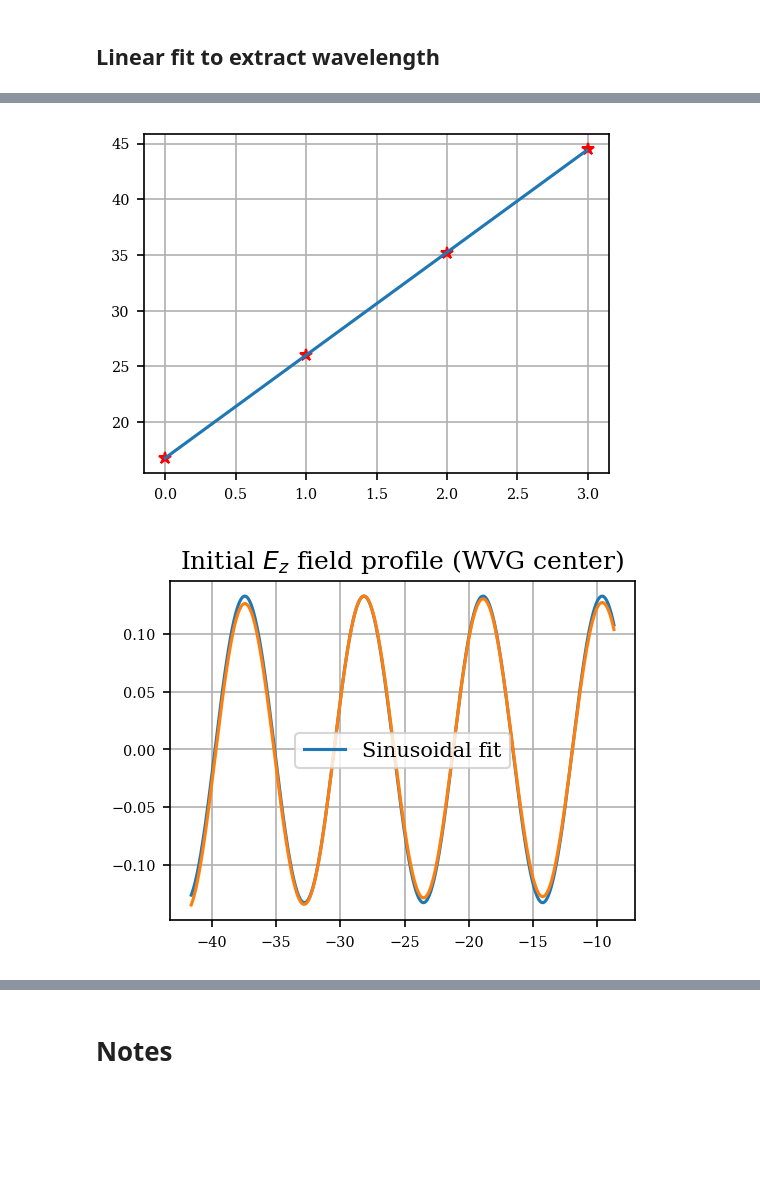
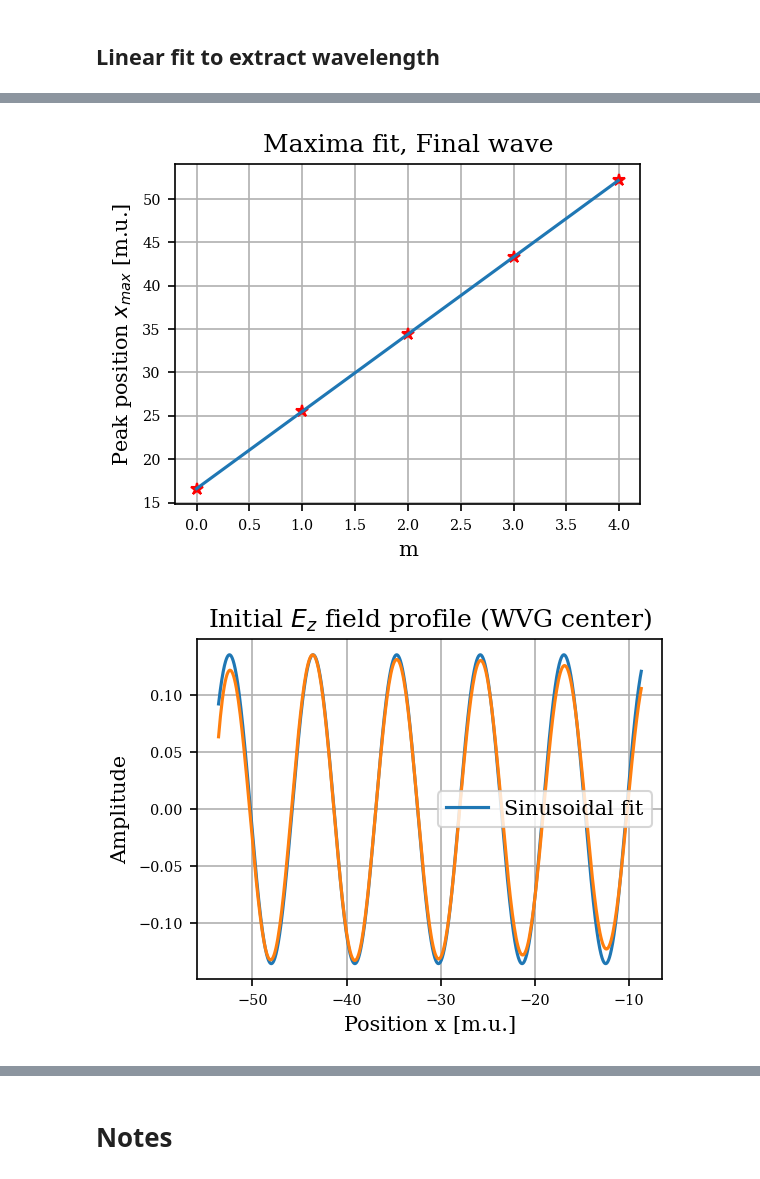
Before and after one commit to leonardocattarin/LabAdvPhotonicsMeep, a Jupyter notebook: Microring_Resonator/Test_Ring_Resonator.ipynb, the cells around one changed output, grey strips where cells are left out. Cells and saved outputs as stored; diff of their text form; code cells hidden in the pictures; blank space fills up the shorter version.

```diff
--- a/Microring_Resonator/Test_Ring_Resonator.ipynb
+++ b/Microring_Resonator/Test_Ring_Resonator.ipynb
@@ -70,7 +70,7 @@ Cell
 #define cell size and resolution
 #Cell size is in meep units
 #center is in (0,0), ranges in x=(-sx/2,sx/2), y=(-sy/2,sy/2)
-sx = 96
+sx = 120
 sy = 32
 
 cell = mp.Vector3(sx, sy)
@@ -91,7 +91,7 @@ n_wvg = 3.55
 n_ring = n_wvg
 
 #Separating distance
-d = 0.8
+d = 0.15
 
 #Width properties
 wvg_width = 1.6
@@ -144,7 +144,7 @@ m = 8
 #df = f_central
 
 f_central = 0.048
-df = 0.005
+df = 0.04
 
 f_harm = f_central
 df_harm = f_harm
@@ -855,12 +863,15 @@ plt.grid()
 # %%
 dummy_m_fin = np.arange(np.amin([i[0] for i in enumerate(fin_x_peaks)]), np.amax([i[0] for i in enumerate(fin_x_peaks)]), 0.01)
 
+plt.title("Maxima fit, Final wave")
+plt.xlabel("m")
+plt.ylabel("Peak position $x_{max}$ [m.u.]")
 plt.plot([i[0] for i in enumerate(fin_x_peaks)],fin_x_peaks,"r*" )
 plt.plot(dummy_m_fin, func_linear(dummy_m_fin, *popt_fin), label=r"linear fit")
 
 plt.grid()
 # %% [output]
-[figure, old version]
+[figure, new version]
 # %%
 def func_1(x, k, phi):
     return np.amax(init_wave)*np.sin(k*x + phi)
@@ -875,10 +886,13 @@ dummy_x_init = np.arange(np.amin(init_x), np.amax(init_x), 0.01)
 plt.plot(dummy_x_init, func_1(dummy_x_init, *popt_init), label=r"Sinusoidal fit")
 plt.plot(init_x, init_wave)
 
+plt.xlabel("Position x [m.u.]")
+plt.ylabel("Amplitude")
+
 plt.title(r"Initial $E_z$ field profile (WVG center)")
 plt.legend()
 plt.grid()
 # %% [output]
-[figure, old version]
+[figure, new version]
 # %%
 plt.figure()
```
Also changed, not shown: parts of 23 cells of this notebook, 43 other files.
